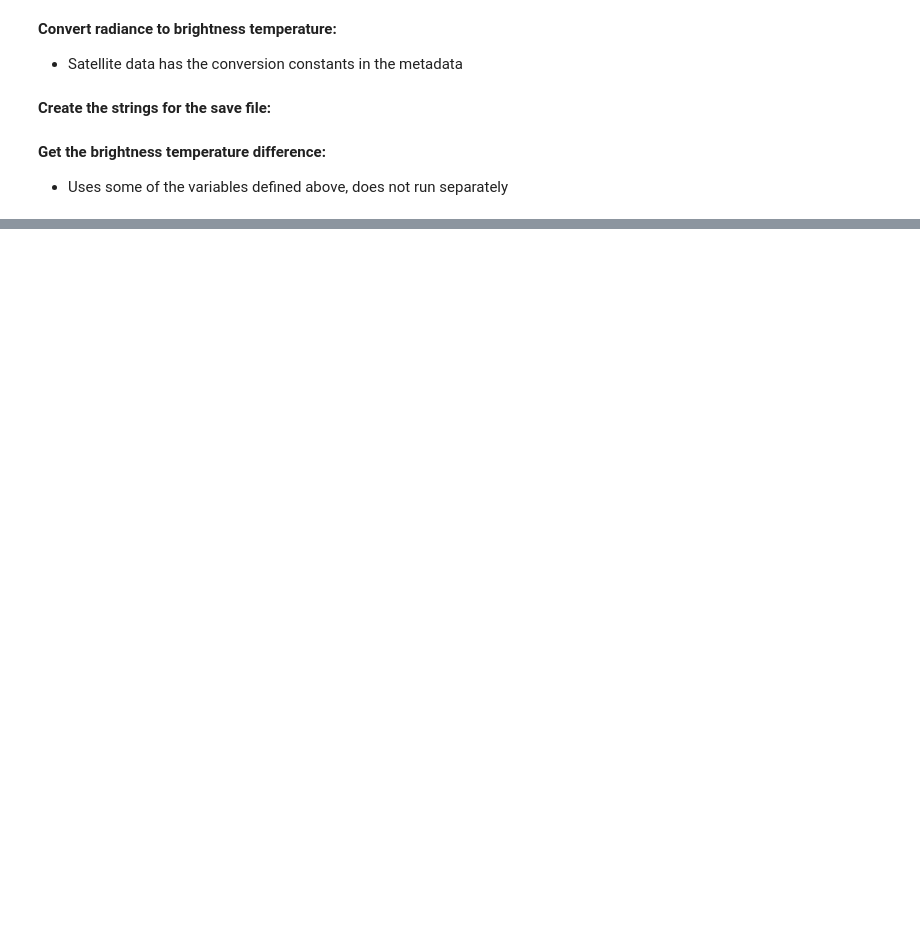
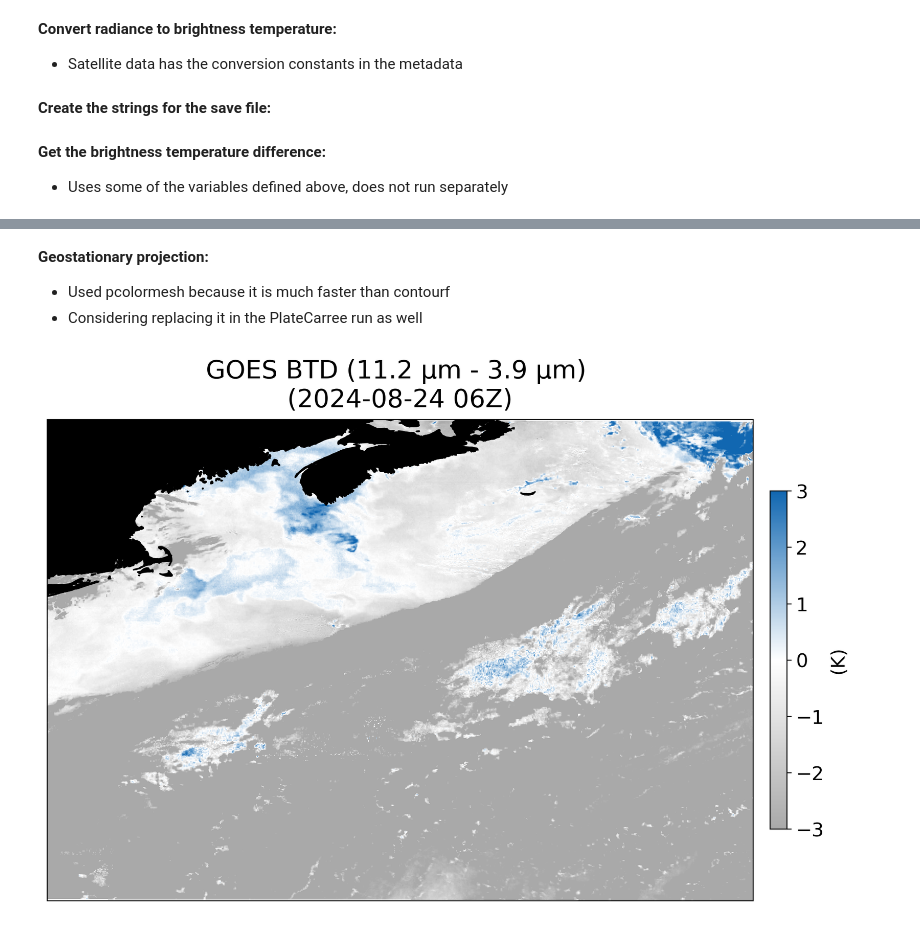
Before and after one commit to jesseturner/FLC_Workspace_3, a Jupyter notebook: satellite_image.ipynb, the cells around one changed output, grey strips where cells are left out. Cells and saved outputs as stored; diff of their text form; code cells hidden in the pictures; blank space fills up the shorter version.

```diff
--- a/satellite_image.ipynb
+++ b/satellite_image.ipynb
@@ -287,0 +289,37 @@ fig.show()
+# %% [markdown]
+**Geostationary projection:**
+* Used pcolormesh because it is much faster than contourf
+* Considering replacing it in the PlateCarree run as well
+# %%
+BTD = Tb_1 - Tb_2
+
+# --- Orthographic projection for GOES-E
+projection = ccrs.Geostationary(central_longitude=-75, satellite_height=35785831, false_easting=0, false_northing=0, globe=None, sweep_axis='y')
+
+fig, ax = plt.subplots(1, figsize=(12, 12), subplot_kw={'projection': projection})
+
+# --- Custom colorbar
+from matplotlib.colors import LinearSegmentedColormap
+colors = [(0, '#A9A9A9'), (0.5, 'white'), (1, '#1167b1')]  # +3 = blueish teal, 0 = white, -3 = grey
+cmap = LinearSegmentedColormap.from_list('custom_cmap', colors)
+
+# Use pcolormesh instead of contourf
+mesh = ax.pcolormesh(BTD.lon, BTD.lat, BTD, cmap=cmap, vmin=-3, vmax=3, transform=ccrs.PlateCarree())
+
+# Colorbar
+clb = plt.colorbar(mesh, shrink=0.4, pad=0.02, ax=ax)
+clb.ax.tick_params(labelsize=15)
+clb.set_label('(K)', fontsize=15)
+
+#--- Limited extent (if not full-scan)
+ax.set_extent([longitude_west, longitude_east, latitude_south, latitude_north], crs=ccrs.PlateCarree())
+
+ax.set_title("GOES BTD (" + str(wl_1) + " μm - " + str(wl_2) + " μm) \n(" + datetime_str + ")", fontsize=20, pad=10)
+ax.coastlines(resolution='50m', color='black', linewidth=1)
+ax.add_feature(feature.LAND, zorder=100, edgecolor='#000', facecolor='#000')
+
+fig.set_dpi(200)
+# fig.savefig("/Users/jesseturner/Downloads/satellite_btd_" + date_str, dpi=200, bbox_inches='tight')
+fig.show()
+# %% [output]
+[figure, added]
```
Also changed, not shown: parts of 5 cells of this notebook, 1 other file.
